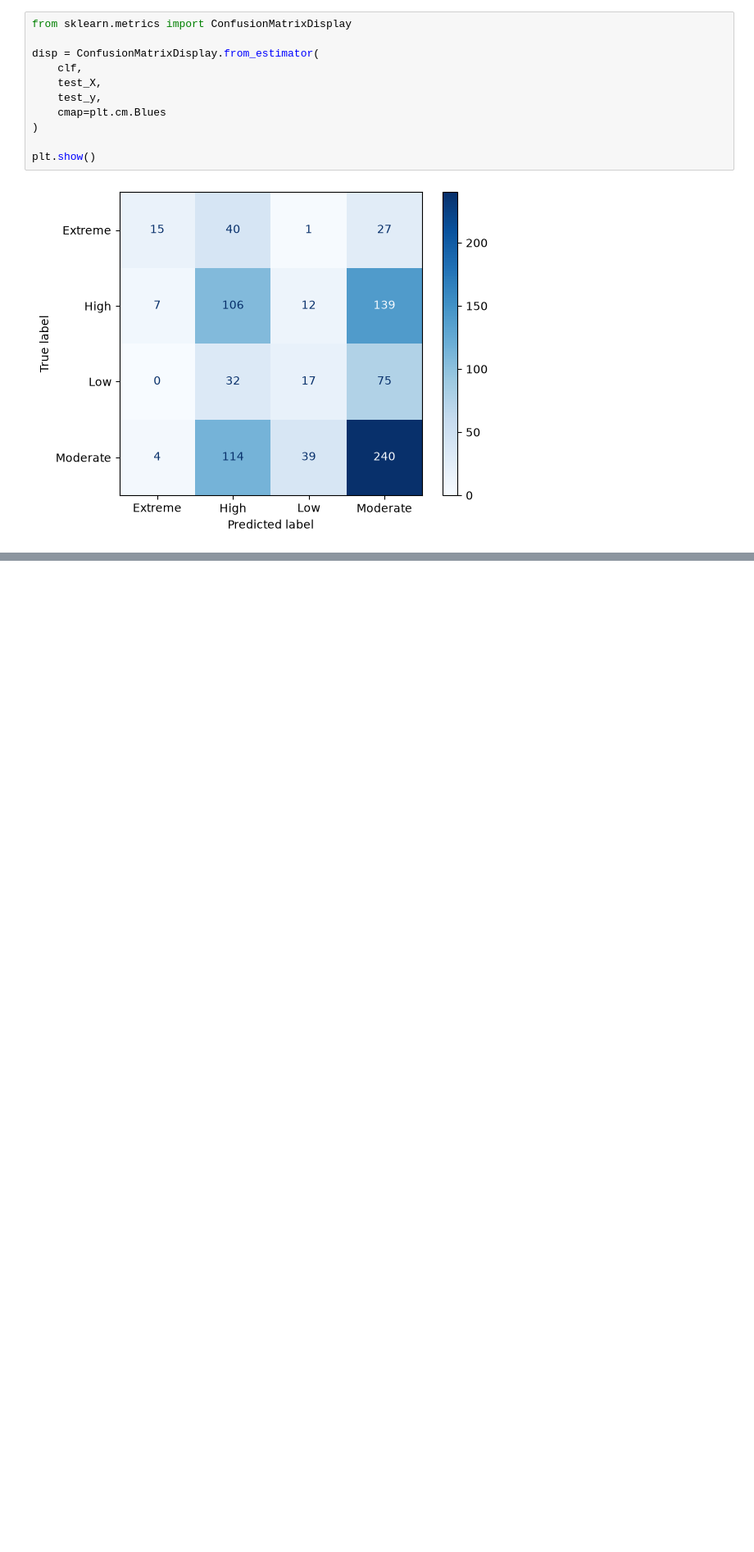
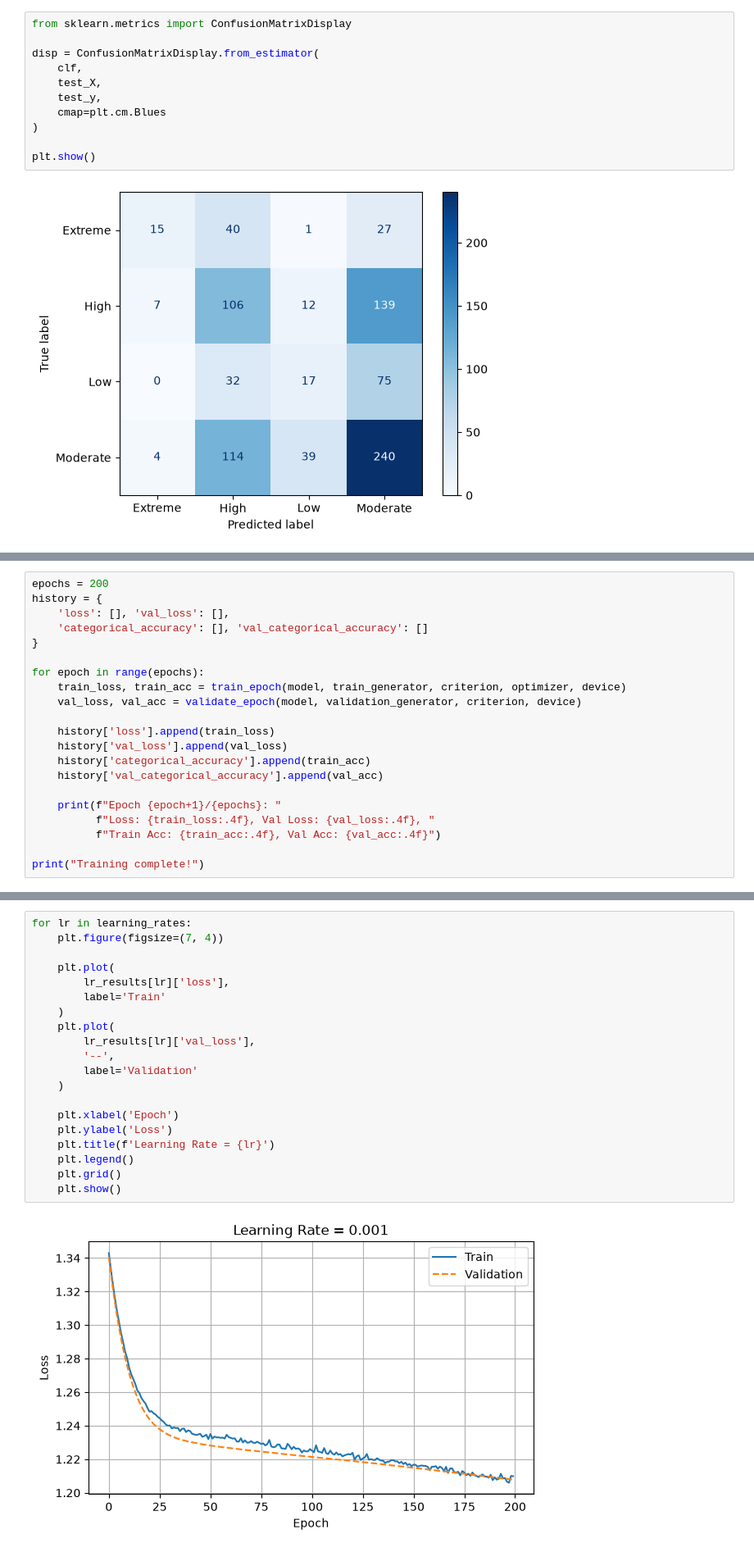
Before and after one commit to squeeble1471/ML02, a Jupyter notebook: ass02.ipynb, the cells around one changed output, grey strips where cells are left out. Shown at 82% size. Drawn from its saved outputs; the diff is of its cells as text; blank space fills up the shorter version.

Commit message:
Complete ML Assessment 2 Task 1 modelling

```diff
--- a/ass02.ipynb
+++ b/ass02.ipynb
@@ -658,0 +788,21 @@ plt.show()
+# %%
+epochs = 200
+history = {
+    'loss': [], 'val_loss': [],
+    'categorical_accuracy': [], 'val_categorical_accuracy': []
+}
+
+for epoch in range(epochs):
+    train_loss, train_acc = train_epoch(model, train_generator, criterion, optimizer, device)
+    val_loss, val_acc = validate_epoch(model, validation_generator, criterion, device)
+
+    history['loss'].append(train_loss)
+    history['val_loss'].append(val_loss)
+    history['categorical_accuracy'].append(train_acc)
+    history['val_categorical_accuracy'].append(val_acc)
+
+    print(f"Epoch {epoch+1}/{epochs}: "
+          f"Loss: {train_loss:.4f}, Val Loss: {val_loss:.4f}, "
+          f"Train Acc: {train_acc:.4f}, Val Acc: {val_acc:.4f}")
+
+print("Training complete!")
@@ -658,0 +994,22 @@ plt.show()
+# %%
+for lr in learning_rates:
+    plt.figure(figsize=(7, 4))
+
+    plt.plot(
+        lr_results[lr]['loss'],
+        label='Train'
+    )
+    plt.plot(
+        lr_results[lr]['val_loss'],
+        '--',
+        label='Validation'
+    )
+
+    plt.xlabel('Epoch')
+    plt.ylabel('Loss')
+    plt.title(f'Learning Rate = {lr}')
+    plt.legend()
+    plt.grid()
+    plt.show()
+# %% [output]
+[figure, added]
```
Also changed, not shown: parts of 33 cells of this notebook, 1 other file.
